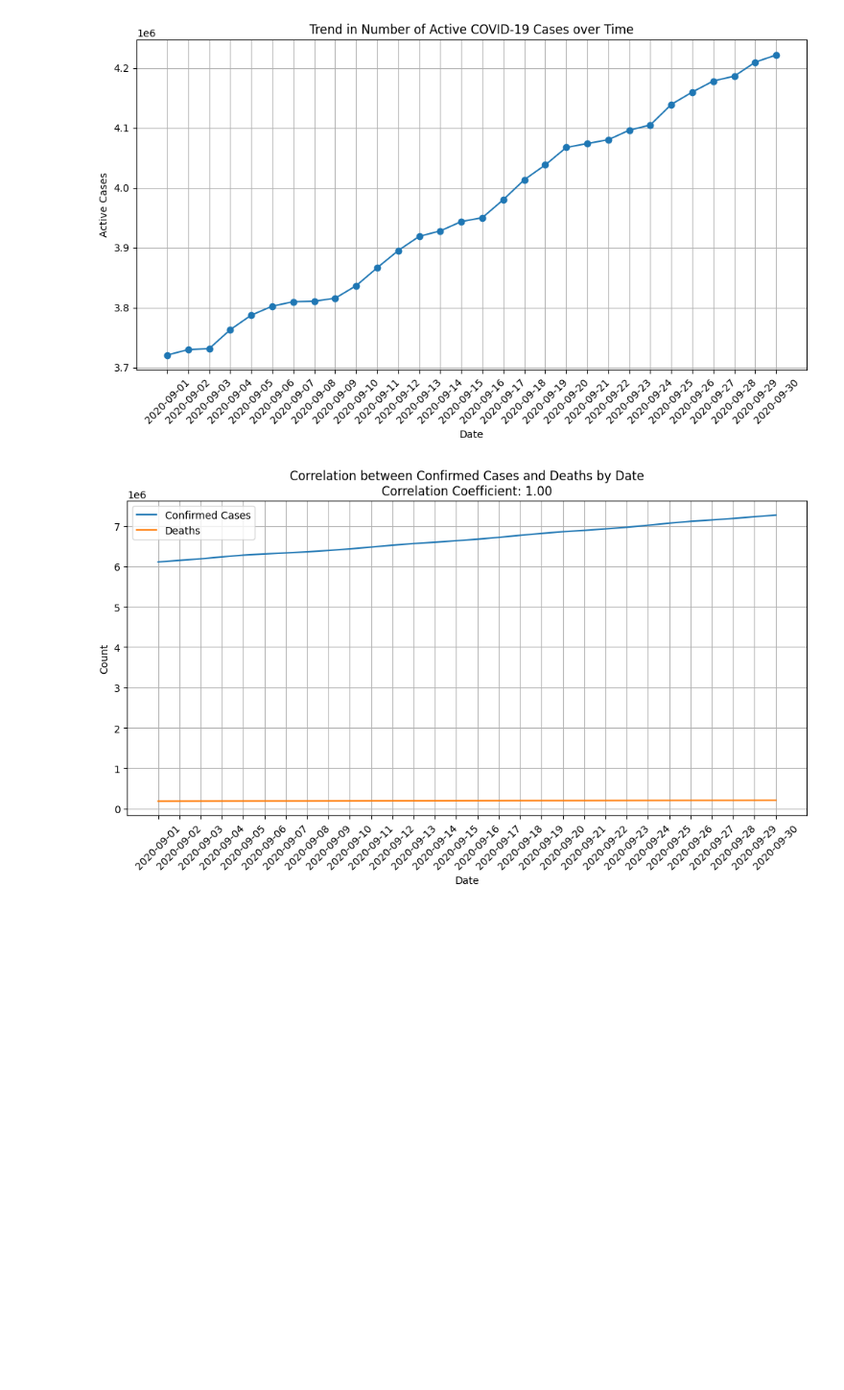
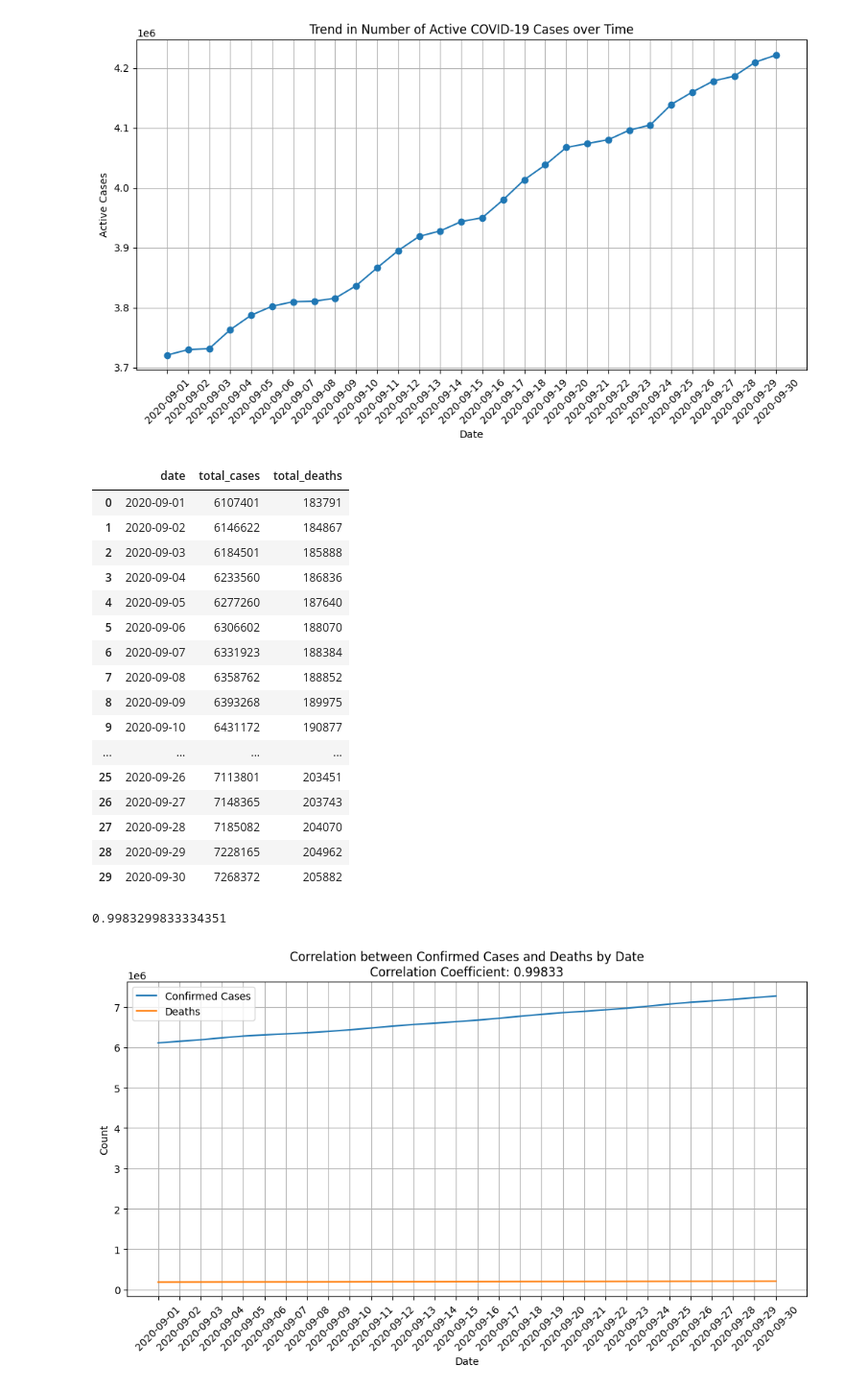
Before and after one commit to joshybears/covid-data, a Jupyter notebook: notebooks/COVID Data Analysis.ipynb, the cells around one changed output. Shown at 96% size. Cells and saved outputs as stored; diff of their text form; code cells hidden in the pictures; blank space fills up the shorter version.

Commit message:
Adding images

```diff
--- a/notebooks/COVID Data Analysis.ipynb
+++ b/notebooks/COVID Data Analysis.ipynb
@@ -126,21 +126,44 @@ query = "SELECT date, SUM(confirmed) AS total_cases, SUM(deaths) AS total_deaths
 
 # Fetch data into a pandas DataFrame
 df = pandas.read_sql_query(query, con = engine)
-
-# Calculate the correlation
-correlation = df['total_cases'].corr(df['total_deaths'])
-
-# Plot the correlation
-plt.figure(figsize=(10, 6))
-plt.plot(df['date'], df['total_cases'], label='Confirmed Cases')
-plt.plot(df['date'], df['total_deaths'], label='Deaths')
-plt.title(f'Correlation between Confirmed Cases and Deaths by Date\nCorrelation Coefficient: {correlation:.2f}')
-plt.xlabel('Date')
-plt.ylabel('Count')
-plt.xticks(rotation=45)
-plt.legend()
-plt.grid(True)
-plt.tight_layout()
-plt.show()
+df
 # %% [output]
-[figure, removed]
+|  | date | total_cases | total_deaths |
+| 0 | 2020-09-01 | 6107401 | 183791 |
+| 1 | 2020-09-02 | 6146622 | 184867 |
+| 2 | 2020-09-03 | 6184501 | 185888 |
+| 3 | 2020-09-04 | 6233560 | 186836 |
+| 4 | 2020-09-05 | 6277260 | 187640 |
+| 5 | 2020-09-06 | 6306602 | 188070 |
+| 6 | 2020-09-07 | 6331923 | 188384 |
+| 7 | 2020-09-08 | 6358762 | 188852 |
+| 8 | 2020-09-09 | 6393268 | 189975 |
+| 9 | 2020-09-10 | 6431172 | 190877 |
+| ... | ... | ... | ... |
+| 25 | 2020-09-26 | 7113801 | 203451 |
+| 26 | 2020-09-27 | 7148365 | 203743 |
+| 27 | 2020-09-28 | 7185082 | 204070 |
+| 28 | 2020-09-29 | 7228165 | 204962 |
+| 29 | 2020-09-30 | 7268372 | 205882 |
+# %%
+
+# Calculate the correlation
+correlation = df['total_cases'].corr(df['total_deaths'])
+correlation
+# %% [output]
+0.9983299833334351
+# %%
+# Plot the correlation
+plt.figure(figsize=(10, 6))
+plt.plot(df['date'], df['total_cases'], label='Confirmed Cases')
+plt.plot(df['date'], df['total_deaths'], label='Deaths')
+plt.title(f'Correlation between Confirmed Cases and Deaths by Date\nCorrelation Coefficient: {correlation:.5f}')
+plt.xlabel('Date')
+plt.ylabel('Count')
+plt.xticks(rotation=45)
+plt.legend()
+plt.grid(True)
+plt.tight_layout()
+plt.show()
+# %% [output]
+[figure, added]
```
Also changed, not shown: parts of 2 cells of this notebook, 3 other files.
